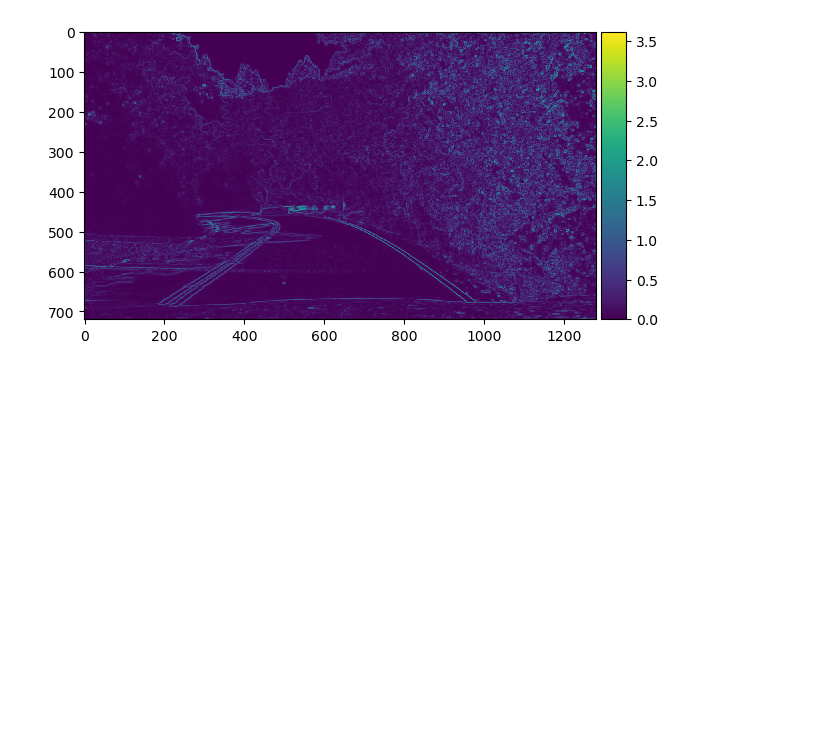
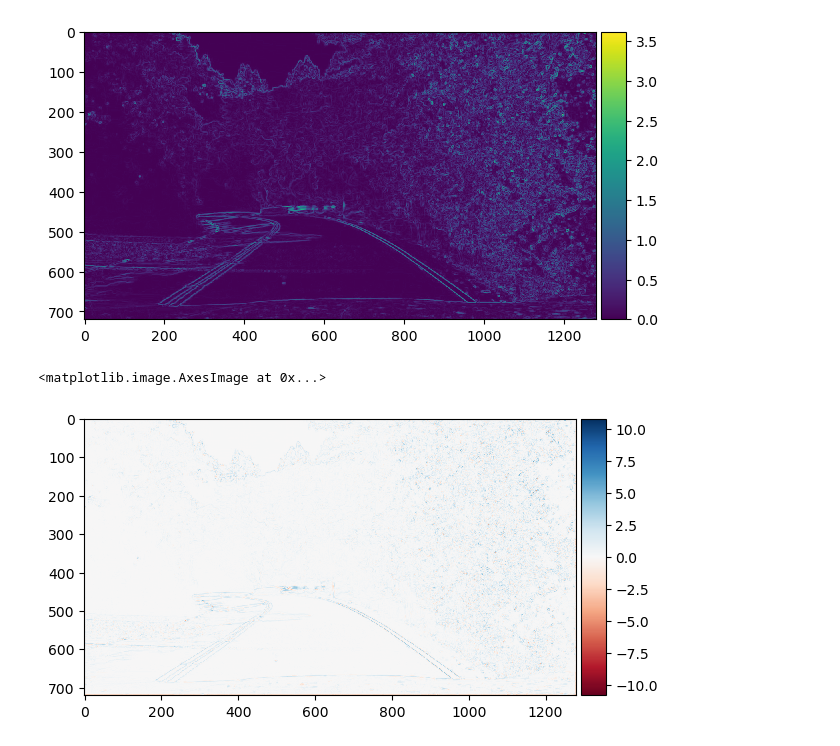
Before and after one commit to poonamshettar/Lane-Detection-using-open-CV, a Jupyter notebook: kernel_test_copy.ipynb, the cells around one changed output. Cells and saved outputs as stored; diff of their text form; code cells hidden in the pictures; blank space fills up the shorter version.

```diff
--- a/kernel_test_copy.ipynb
+++ b/kernel_test_copy.ipynb
@@ -80,3 +89,8 @@ imshow(magnitude)
 # %% [output]
 <matplotlib.image.AxesImage at 0x...>
 [figure]
+# %%
+imshow(multi_convolver(magnitude,sharpen,1))
+# %% [output]
+<matplotlib.image.AxesImage at 0x...>
+[figure, added]
```
Also changed, not shown: parts of 20 cells of this notebook, 1 other file.
